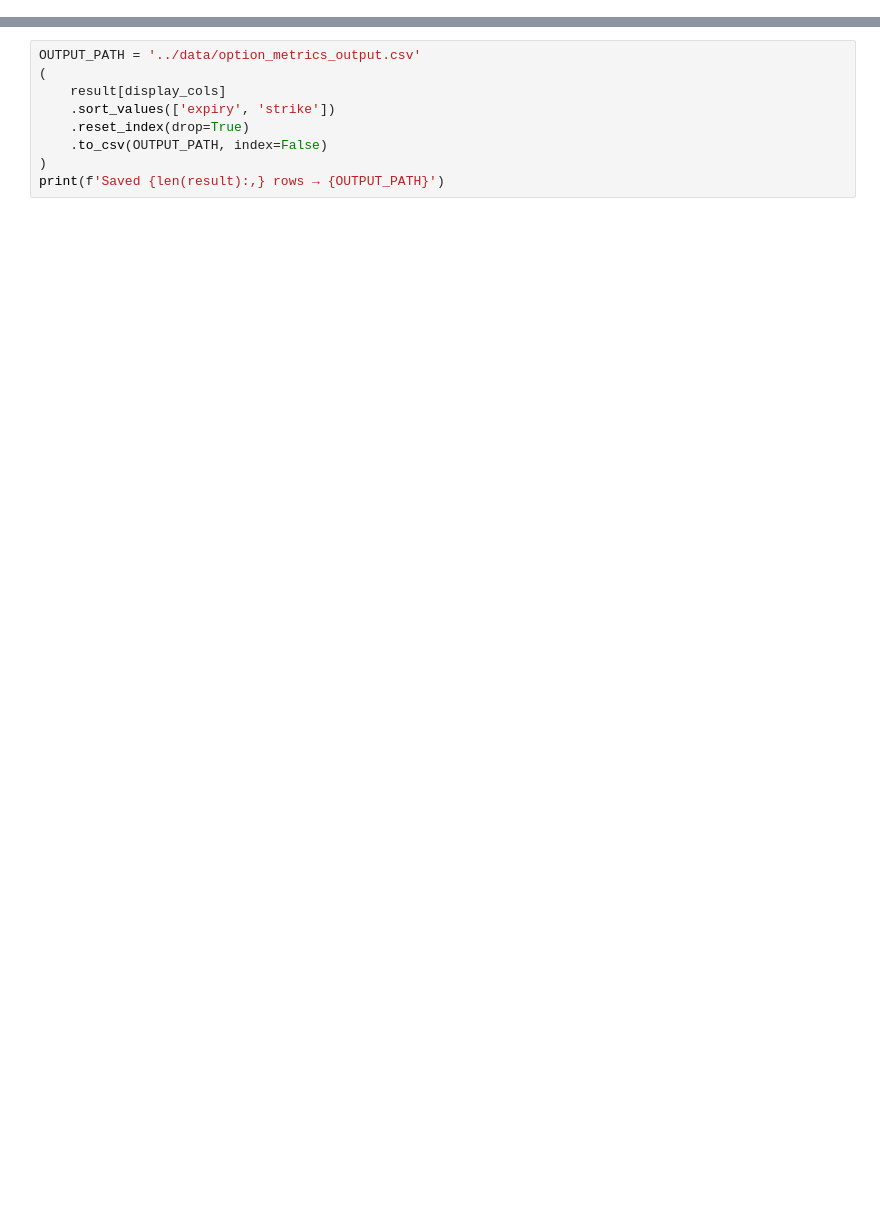
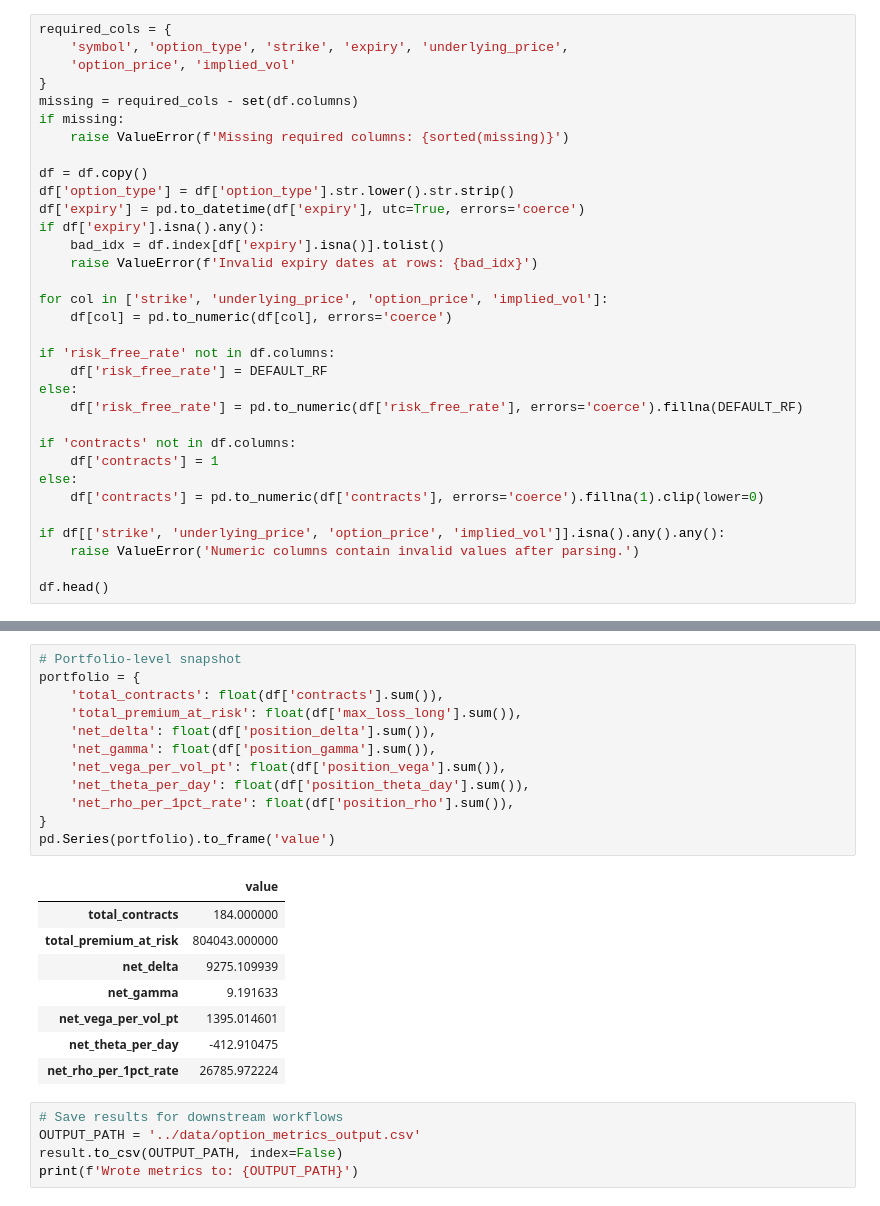
Before and after one commit to alzum73/option-risk, a Jupyter notebook: notebooks/option_metrics_calculator.ipynb, the cells around one changed output, grey strips where cells are left out. Drawn from its saved outputs; the diff is of its cells as text; blank space fills up the shorter version.

```diff
--- a/notebooks/option_metrics_calculator.ipynb
+++ b/notebooks/option_metrics_calculator.ipynb
@@ -225,0 +43,33 @@ plt.show()
+# %%
+required_cols = {
+    'symbol', 'option_type', 'strike', 'expiry', 'underlying_price',
+    'option_price', 'implied_vol'
+}
+missing = required_cols - set(df.columns)
+if missing:
+    raise ValueError(f'Missing required columns: {sorted(missing)}')
+
+df = df.copy()
+df['option_type'] = df['option_type'].str.lower().str.strip()
+df['expiry'] = pd.to_datetime(df['expiry'], utc=True, errors='coerce')
+if df['expiry'].isna().any():
+    bad_idx = df.index[df['expiry'].isna()].tolist()
+    raise ValueError(f'Invalid expiry dates at rows: {bad_idx}')
+
+for col in ['strike', 'underlying_price', 'option_price', 'implied_vol']:
+    df[col] = pd.to_numeric(df[col], errors='coerce')
+
+if 'risk_free_rate' not in df.columns:
+    df['risk_free_rate'] = DEFAULT_RF
+else:
+    df['risk_free_rate'] = pd.to_numeric(df['risk_free_rate'], errors='coerce').fillna(DEFAULT_RF)
+
+if 'contracts' not in df.columns:
+    df['contracts'] = 1
+else:
+    df['contracts'] = pd.to_numeric(df['contracts'], errors='coerce').fillna(1).clip(lower=0)
+
+if df[['strike', 'underlying_price', 'option_price', 'implied_vol']].isna().any().any():
+    raise ValueError('Numeric columns contain invalid values after parsing.')
+
+df.head()
@@ -226,9 +214,26 @@ plt.show()
+# %%
+# Portfolio-level snapshot
+portfolio = {
+    'total_contracts': float(df['contracts'].sum()),
+    'total_premium_at_risk': float(df['max_loss_long'].sum()),
+    'net_delta': float(df['position_delta'].sum()),
+    'net_gamma': float(df['position_gamma'].sum()),
+    'net_vega_per_vol_pt': float(df['position_vega'].sum()),
+    'net_theta_per_day': float(df['position_theta_day'].sum()),
+    'net_rho_per_1pct_rate': float(df['position_rho'].sum()),
+}
+pd.Series(portfolio).to_frame('value')
+# %% [output]
+|  | value |
+| total_contracts | 184.000000 |
+| total_premium_at_risk | 804043.000000 |
+| net_delta | 9275.109939 |
+| net_gamma | 9.191633 |
+| net_vega_per_vol_pt | 1395.014601 |
+| net_theta_per_day | -412.910475 |
+| net_rho_per_1pct_rate | 26785.972224 |
 # %%
+# Save results for downstream workflows
 OUTPUT_PATH = '../data/option_metrics_output.csv'
-(
-    result[display_cols]
-    .sort_values(['expiry', 'strike'])
-    .reset_index(drop=True)
-    .to_csv(OUTPUT_PATH, index=False)
-)
-print(f'Saved {len(result):,} rows → {OUTPUT_PATH}')
+result.to_csv(OUTPUT_PATH, index=False)
+print(f'Wrote metrics to: {OUTPUT_PATH}')
```
Also changed, not shown: parts of 27 cells of this notebook, 2 other files.
